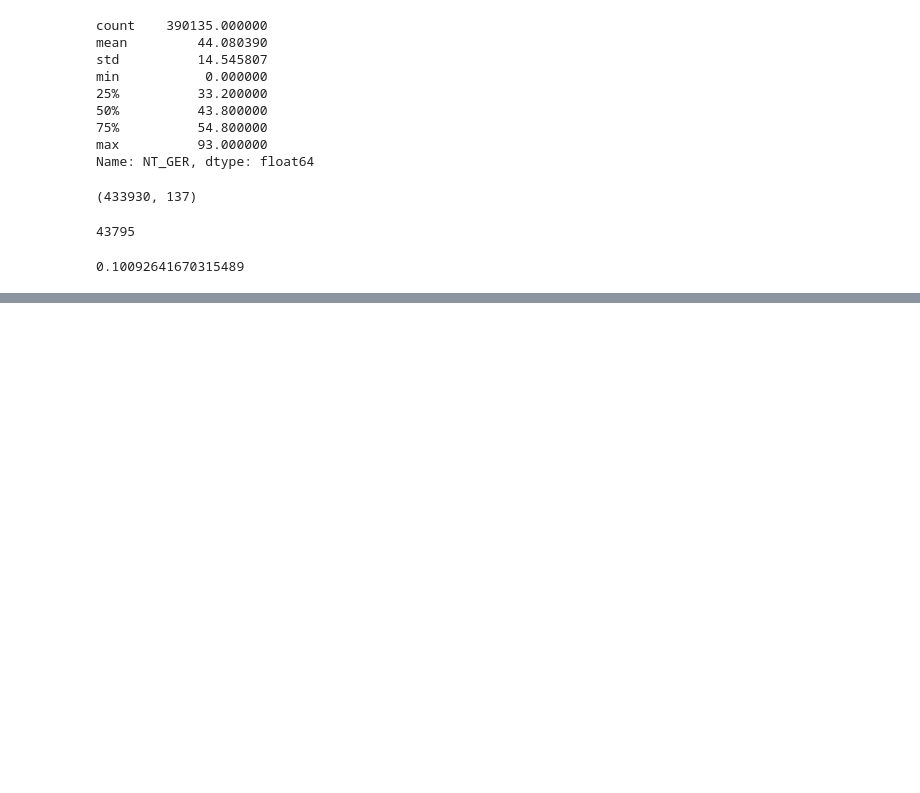
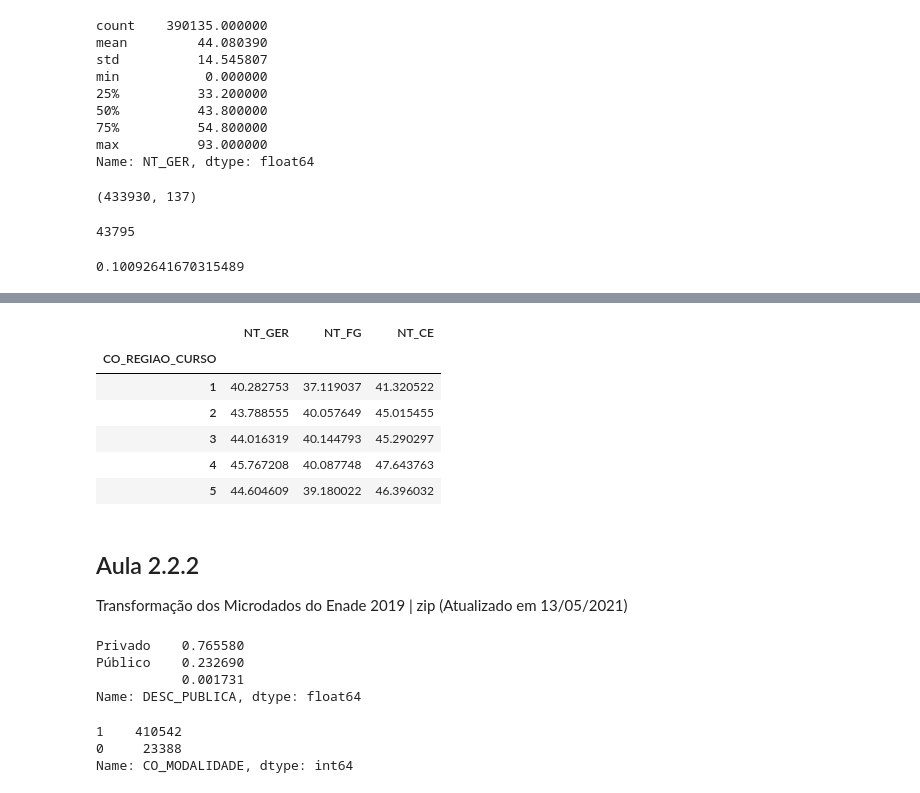
Before and after one commit to nobrelu/IGTI-EngenhariaDados, a Jupyter notebook: modulo-4/projeto_enade/Cap2TransformacaoENADE.ipynb, the cells around one changed output, grey strips where cells are left out. Cells and saved outputs as stored; diff of their text form; code cells hidden in the pictures; blank space fills up the shorter version.

Commit message:
Fim da Transformação

```diff
--- a/modulo-4/projeto_enade/Cap2TransformacaoENADE.ipynb
+++ b/modulo-4/projeto_enade/Cap2TransformacaoENADE.ipynb
@@ -120,0 +208,19 @@ enade.NT_GER.isnull().sum() / enade.shape[0]
+# %%
+enade.groupby('CO_REGIAO_CURSO').agg({
+    "NT_GER": "mean",
+    "NT_FG": "mean",
+    "NT_CE": "mean"
+
+})
+# %% [output]
+|  | NT_GER | NT_FG | NT_CE |
+| CO_REGIAO_CURSO |  |  |  |
+| 1 | 40.282753 | 37.119037 | 41.320522 |
+| 2 | 43.788555 | 40.057649 | 45.015455 |
+| 3 | 44.016319 | 40.144793 | 45.290297 |
+| 4 | 45.767208 | 40.087748 | 47.643763 |
+| 5 | 44.604609 | 39.180022 | 46.396032 |
+# %% [markdown]
+## Aula 2.2.2
+
+Transformação dos Microdados do Enade 2019 | zip (Atualizado em 13/05/2021)
@@ -120,0 +241,14 @@ enade.NT_GER.isnull().sum() / enade.shape[0]
+# %%
+enade.DESC_PUBLICA.value_counts() / enade.shape[0]
+# %% [output]
+Privado    0.765580
+Público    0.232690
+           0.001731
+Name: DESC_PUBLICA, dtype: float64
+# %%
+
+enade.CO_MODALIDADE.value_counts()
+# %% [output]
+1    410542
+0     23388
+Name: CO_MODALIDADE, dtype: int64
```
Also changed, not shown: parts of 25 cells of this notebook.
